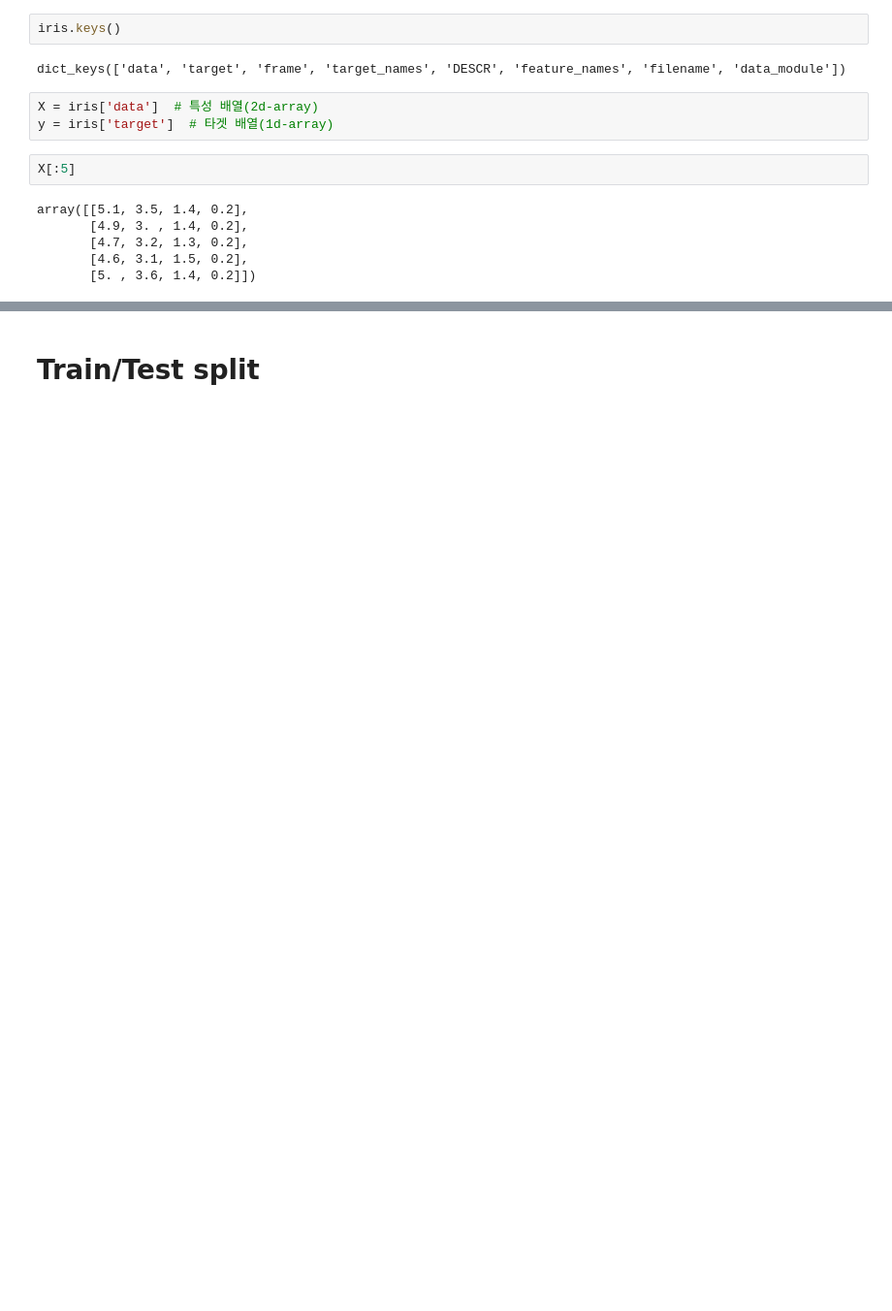
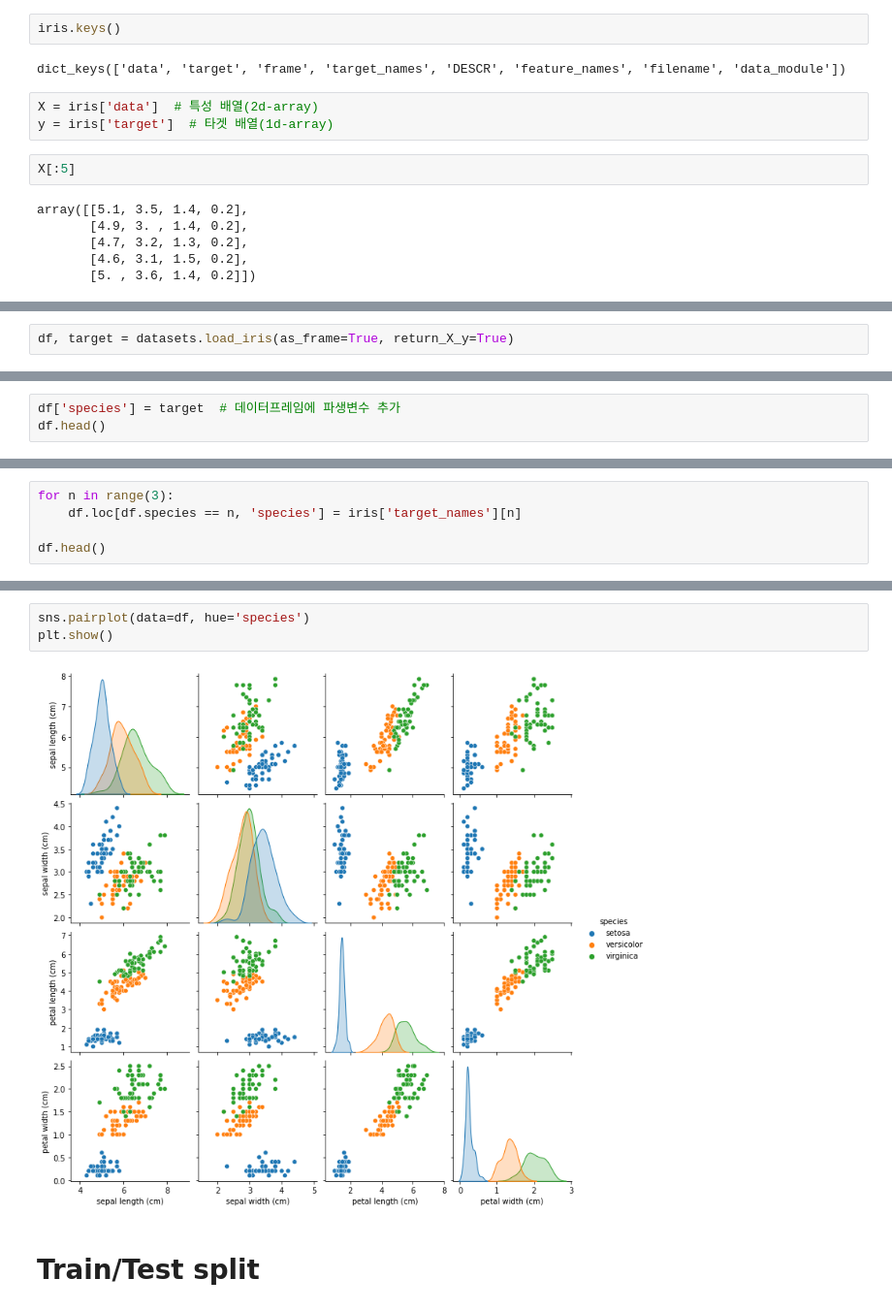
Before and after one commit to JakeOh/202208_itw_java134_lab_python, a Jupyter notebook: ml04_iris.ipynb, the cells around one changed output, grey strips where cells are left out. Shown at 97% size. Drawn from its saved outputs; the diff is of its cells as text; blank space fills up the shorter version.

```diff
--- a/ml04_iris.ipynb
+++ b/ml04_iris.ipynb
@@ -42,0 +64,2 @@ array(['setosa', 'versicolor', 'virginica'], dtype='<U10')
+# %%
+df, target = datasets.load_iris(as_frame=True, return_X_y=True)
@@ -42,0 +90,3 @@ array(['setosa', 'versicolor', 'virginica'], dtype='<U10')
+# %%
+df['species'] = target  # 데이터프레임에 파생변수 추가
+df.head()
@@ -42,0 +100,5 @@ array(['setosa', 'versicolor', 'virginica'], dtype='<U10')
+# %%
+for n in range(3):
+    df.loc[df.species == n, 'species'] = iris['target_names'][n]
+
+df.head()
@@ -43,2 +112,7 @@ array(['setosa', 'versicolor', 'virginica'], dtype='<U10')
+# %%
+sns.pairplot(data=df, hue='species')
+plt.show()
+# %% [output]
+[figure, added]
 # %% [markdown]
 # Train/Test split
```
Also changed, not shown: parts of 16 cells of this notebook.
